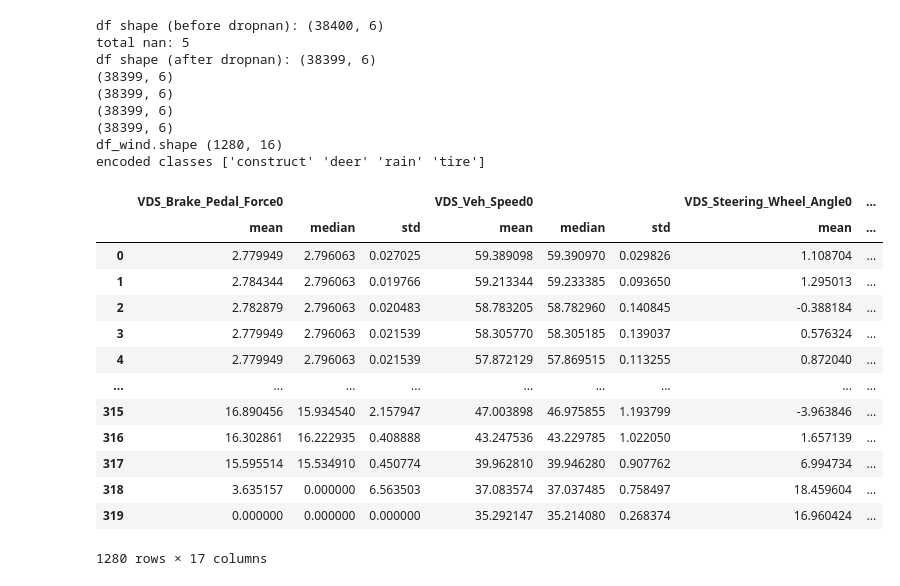
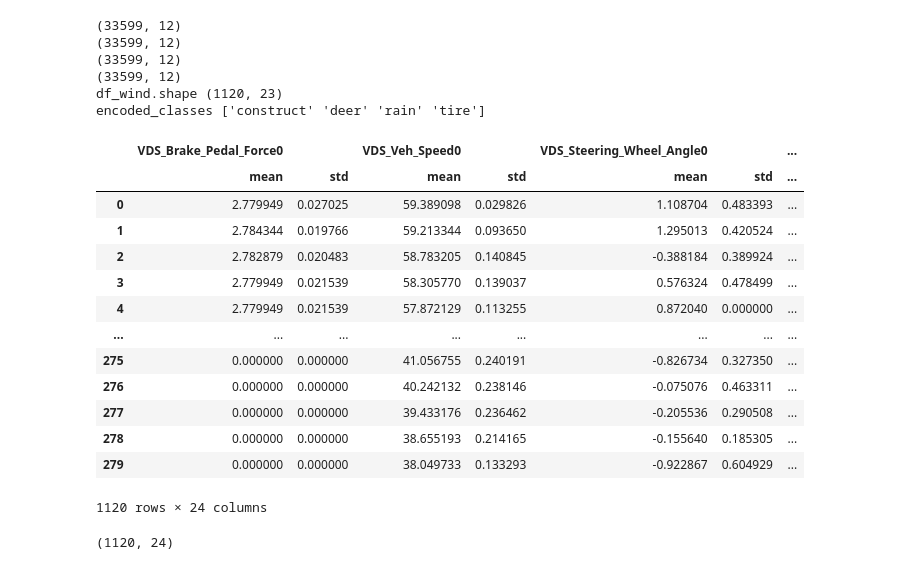
Before and after one commit to QuanHNguyen232/NSF_CPS_SIRI_2022, a Jupyter notebook: models/models.ipynb, the cells around one changed output. Saved outputs shown, nothing was run; the diff lists cells and outputs as text; code cells hidden in the pictures.

```diff
--- a/models/models.ipynb
+++ b/models/models.ipynb
@@ -26,35 +32,41 @@ from MyDataLoader import daq_dataloader, raw_eyetrk_dataloader, combined_dataloa
 # %%
-df = daq_dataloader(['Label']+daq_features)
+df = combined_dataloader(daq_features + eyetrk_features, methods=['mean', 'std'])
 y = df['Label']
 le = LabelEncoder()
 le.fit(y)
 classes = le.classes_
 y_enc=le.transform(y)
 df['Label_enc'] = le.transform(y)
 
-print('encoded classes', classes)
+print('encoded_classes', classes)
 df
 # %% [output]
-df shape (before dropnan): (38400, 6)
-total nan: 5
-df shape (after dropnan): (38399, 6)
-(38399, 6)
-(38399, 6)
-(38399, 6)
-(38399, 6)
-df_wind.shape (1280, 16)
-encoded classes ['construct' 'deer' 'rain' 'tire']
+(33599, 12)
+(33599, 12)
+(33599, 12)
+(33599, 12)
+df_wind.shape (1120, 23)
+encoded_classes ['construct' 'deer' 'rain' 'tire']
-|  | VDS_Brake_Pedal_Force0 |  |  | VDS_Veh_Speed0 |  |  | VDS_Steering_Wheel_Angle0 | ... |
-|  | mean | median | std | mean | median | std | mean | ... |
-| 0 | 2.779949 | 2.796063 | 0.027025 | 59.389098 | 59.390970 | 0.029826 | 1.108704 | ... |
-| 1 | 2.784344 | 2.796063 | 0.019766 | 59.213344 | 59.233385 | 0.093650 | 1.295013 | ... |
-| 2 | 2.782879 | 2.796063 | 0.020483 | 58.783205 | 58.782960 | 0.140845 | -0.388184 | ... |
-| 3 | 2.779949 | 2.796063 | 0.021539 | 58.305770 | 58.305185 | 0.139037 | 0.576324 | ... |
-| 4 | 2.779949 | 2.796063 | 0.021539 | 57.872129 | 57.869515 | 0.113255 | 0.872040 | ... |
-| ... | ... | ... | ... | ... | ... | ... | ... | ... |
-| 315 | 16.890456 | 15.934540 | 2.157947 | 47.003898 | 46.975855 | 1.193799 | -3.963846 | ... |
-| 316 | 16.302861 | 16.222935 | 0.408888 | 43.247536 | 43.229785 | 1.022050 | 1.657139 | ... |
-| 317 | 15.595514 | 15.534910 | 0.450774 | 39.962810 | 39.946280 | 0.907762 | 6.994734 | ... |
-| 318 | 3.635157 | 0.000000 | 6.563503 | 37.083574 | 37.037485 | 0.758497 | 18.459604 | ... |
-| 319 | 0.000000 | 0.000000 | 0.000000 | 35.292147 | 35.214080 | 0.268374 | 16.960424 | ... |
+|  | VDS_Brake_Pedal_Force0 |  | VDS_Veh_Speed0 |  | VDS_Steering_Wheel_Angle0 |  | ... |
+|  | mean | std | mean | std | mean | std | ... |
+| 0 | 2.779949 | 0.027025 | 59.389098 | 0.029826 | 1.108704 | 0.483393 | ... |
+| 1 | 2.784344 | 0.019766 | 59.213344 | 0.093650 | 1.295013 | 0.420524 | ... |
+| 2 | 2.782879 | 0.020483 | 58.783205 | 0.140845 | -0.388184 | 0.389924 | ... |
+| 3 | 2.779949 | 0.021539 | 58.305770 | 0.139037 | 0.576324 | 0.478499 | ... |
+| 4 | 2.779949 | 0.021539 | 57.872129 | 0.113255 | 0.872040 | 0.000000 | ... |
+| ... | ... | ... | ... | ... | ... | ... | ... |
+| 275 | 0.000000 | 0.000000 | 41.056755 | 0.240191 | -0.826734 | 0.327350 | ... |
+| 276 | 0.000000 | 0.000000 | 40.242132 | 0.238146 | -0.075076 | 0.463311 | ... |
+| 277 | 0.000000 | 0.000000 | 39.433176 | 0.236462 | -0.205536 | 0.290508 | ... |
+| 278 | 0.000000 | 0.000000 | 38.655193 | 0.214165 | -0.155640 | 0.185305 | ... |
+| 279 | 0.000000 | 0.000000 | 38.049733 | 0.133293 | -0.922867 | 0.604929 | ... |
-1280 rows × 17 columns
+1120 rows × 24 columns
+# %%
+cols = df.columns.to_list()
+for col in cols:
+    if len(df[col].unique()) == 1:
+        df.drop([col], axis=1, inplace=True)
+
+print(df.shape)
+# %% [output]
+(1120, 24)
```
Also changed, not shown: parts of 30 cells of this notebook, 1 other file.
